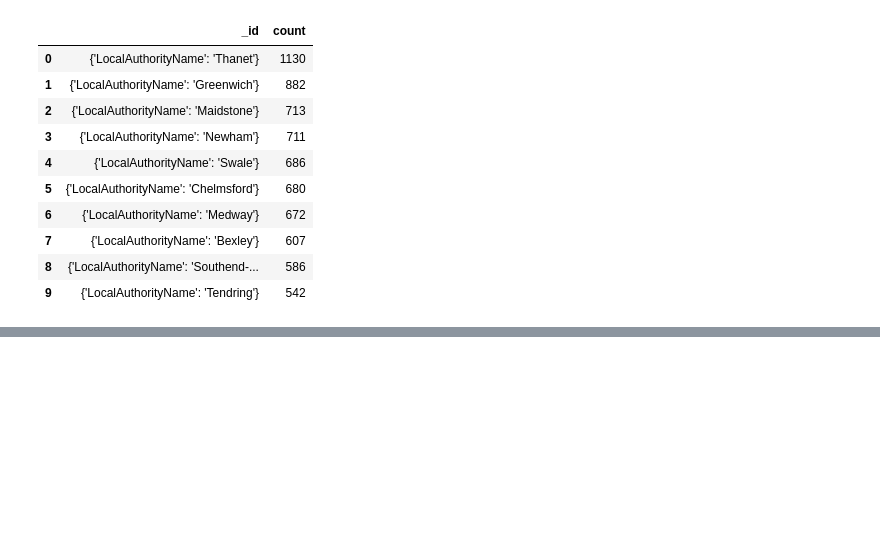
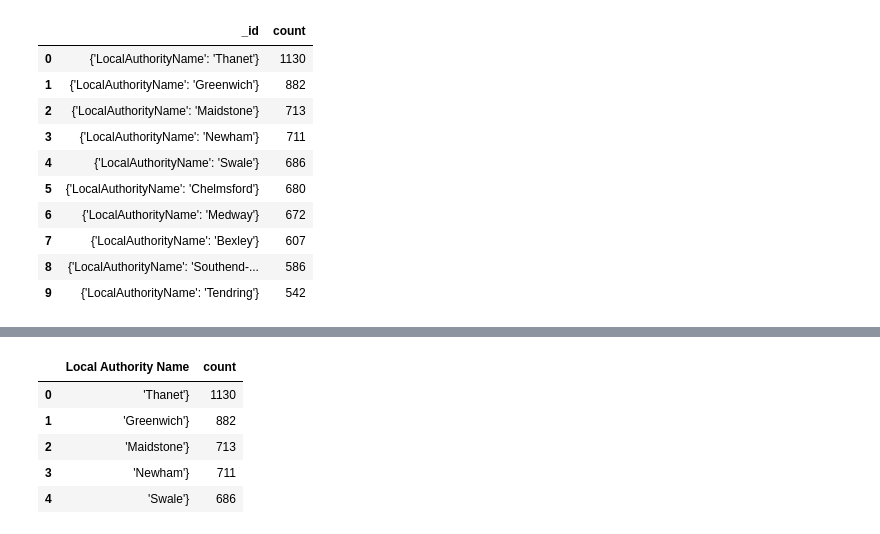
Before and after one commit to mvogel3/nosql-challenge, a Jupyter notebook: Challenge_Code/NoSQL_analysis.ipynb, the cells around one changed output, grey strips where cells are left out. Cells and saved outputs as stored; diff of their text form; code cells hidden in the pictures; blank space fills up the shorter version.

Commit message:
object to string

```diff
--- a/Challenge_Code/NoSQL_analysis.ipynb
+++ b/Challenge_Code/NoSQL_analysis.ipynb
@@ -228,0 +241,4 @@ pipeline_df.head(10)
+# %%
+# converting _id to a string
+pipeline_df._id = pipeline_df._id.astype("string")
+pipeline_df.info()
@@ -228,0 +255,13 @@ pipeline_df.head(10)
+# %%
+# separating the string
+pipeline_df[["id", "Local Authority Name"]] = pipeline_df["_id"].str.split(": ", n=1, expand=True)
+pipeline_string = pipeline_df[["Local Authority Name", "id", "count"]]
+pipeline_string = pipeline_string.drop("id", axis=1)
+pipeline_string.head()
+# %% [output]
+|  | Local Authority Name | count |
+| 0 | 'Thanet'} | 1130 |
+| 1 | 'Greenwich'} | 882 |
+| 2 | 'Maidstone'} | 713 |
+| 3 | 'Newham'} | 711 |
+| 4 | 'Swale'} | 686 |
```
Also changed, not shown: parts of 2 cells of this notebook.
